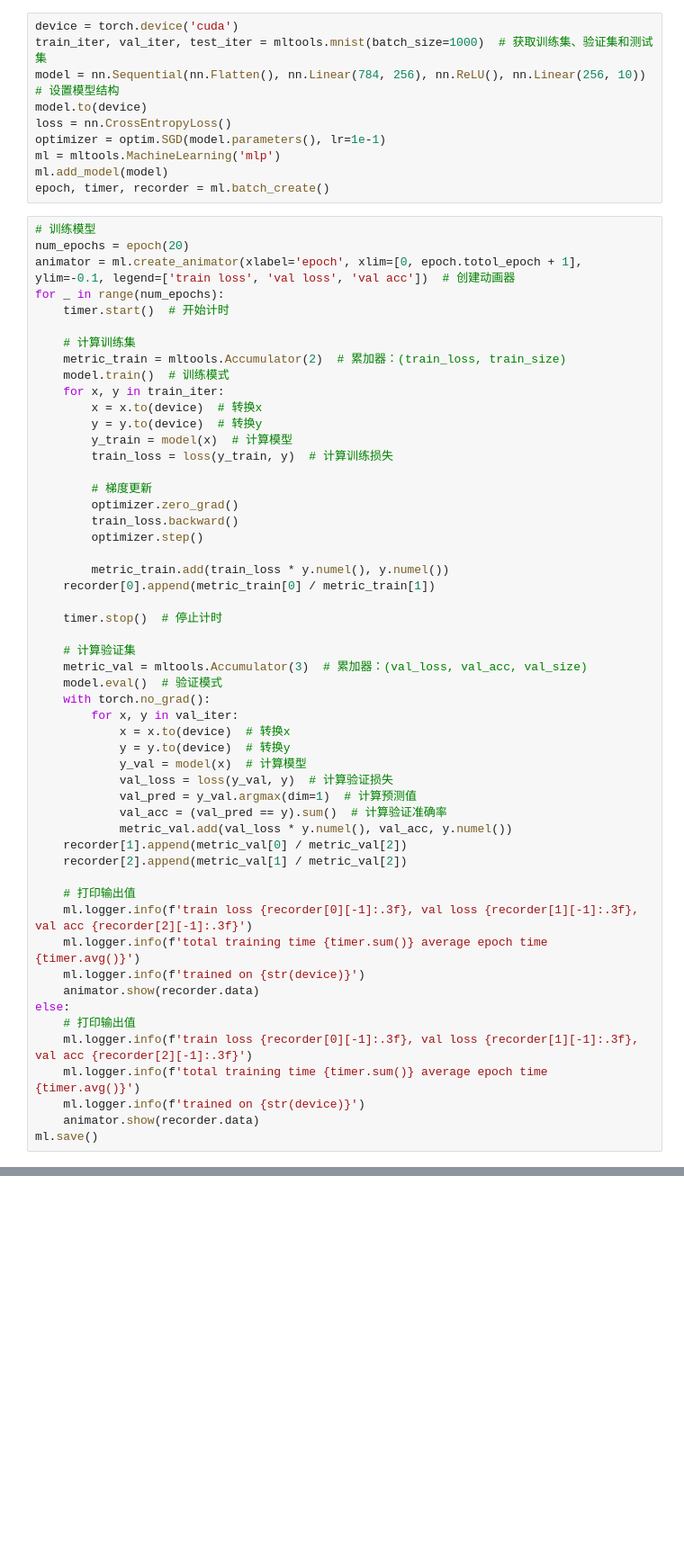
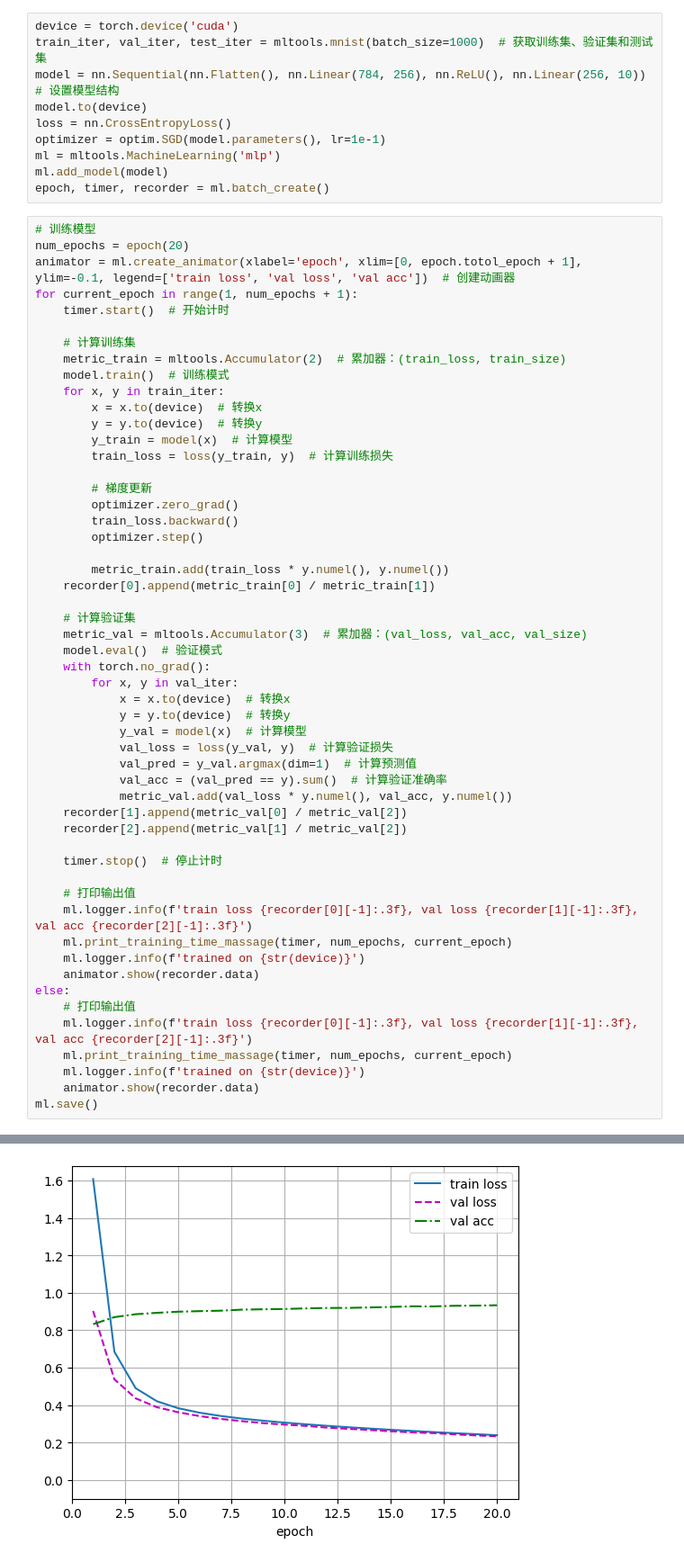
Before and after one commit to wliafe/homework, a Jupyter notebook: main/MLP.ipynb, the cells around one changed output, grey strips where cells are left out. Shown at 90% size. Saved outputs shown, nothing was run; the diff lists cells and outputs as text; blank space fills up the shorter version.

```diff
--- a/main/MLP.ipynb
+++ b/main/MLP.ipynb
@@ -16,7 +16,7 @@ epoch, timer, recorder = ml.batch_create()
 # 训练模型
 num_epochs = epoch(20)
 animator = ml.create_animator(xlabel='epoch', xlim=[0, epoch.totol_epoch + 1], ylim=-0.1, legend=['train loss', 'val loss', 'val acc'])  # 创建动画器
-for _ in range(num_epochs):
+for current_epoch in range(1, num_epochs + 1):
     timer.start()  # 开始计时
 
     # 计算训练集
@@ -36,8 +36,6 @@ for _ in range(num_epochs):
         metric_train.add(train_loss * y.numel(), y.numel())
     recorder[0].append(metric_train[0] / metric_train[1])
 
-    timer.stop()  # 停止计时
-
     # 计算验证集
     metric_val = mltools.Accumulator(3)  # 累加器：(val_loss, val_acc, val_size)
     model.eval()  # 验证模式
@@ -53,15 +51,18 @@ for _ in range(num_epochs):
     recorder[1].append(metric_val[0] / metric_val[2])
     recorder[2].append(metric_val[1] / metric_val[2])
 
+    timer.stop()  # 停止计时
+
     # 打印输出值
     ml.logger.info(f'train loss {recorder[0][-1]:.3f}, val loss {recorder[1][-1]:.3f}, val acc {recorder[2][-1]:.3f}')
-    ml.logger.info(f'total training time {timer.sum()} average epoch time {timer.avg()}')
+    ml.print_training_time_massage(timer, num_epochs, current_epoch)
     ml.logger.info(f'trained on {str(device)}')
     animator.show(recorder.data)
 else:
     # 打印输出值
     ml.logger.info(f'train loss {recorder[0][-1]:.3f}, val loss {recorder[1][-1]:.3f}, val acc {recorder[2][-1]:.3f}')
-    ml.logger.info(f'total training time {timer.sum()} average epoch time {timer.avg()}')
+    ml.print_training_time_massage(timer, num_epochs, current_epoch)
     ml.logger.info(f'trained on {str(device)}')
     animator.show(recorder.data)
 ml.save()
+# %% [output]
@@ -68,3 +72,4 @@ ml.save()
+[figure, added]
 # %%
 # 测试模型
 model.eval()
```
Also changed, not shown: parts of 3 cells of this notebook, 8 other files.
